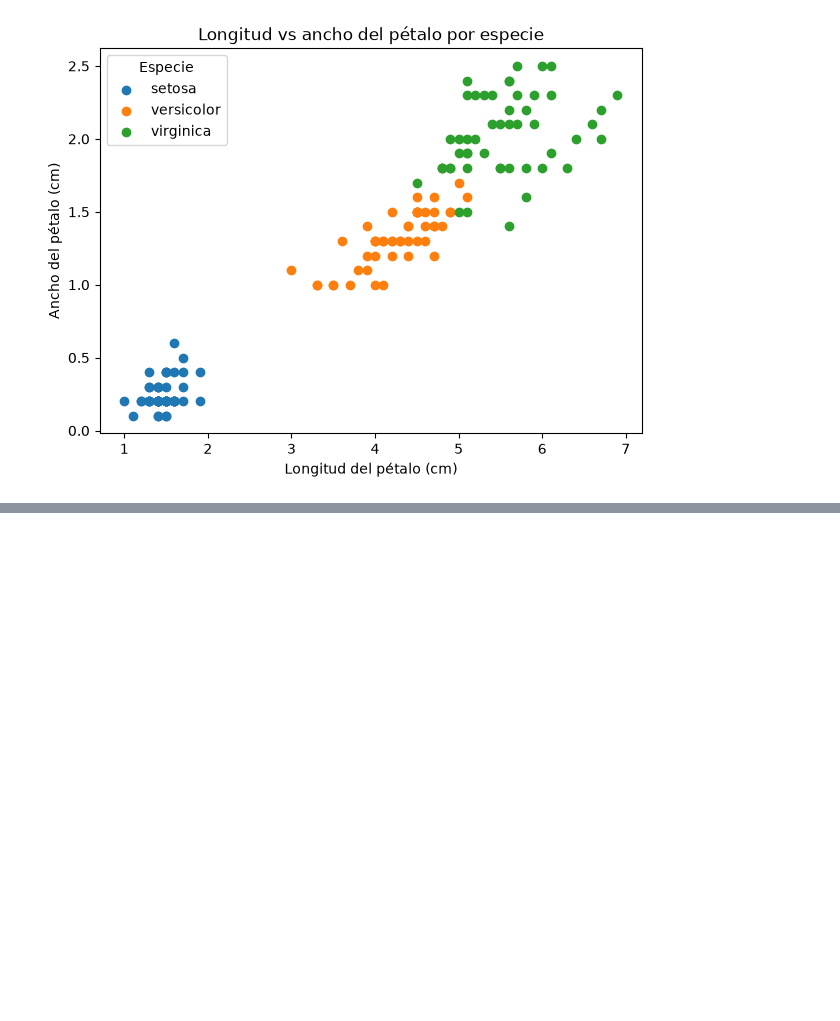
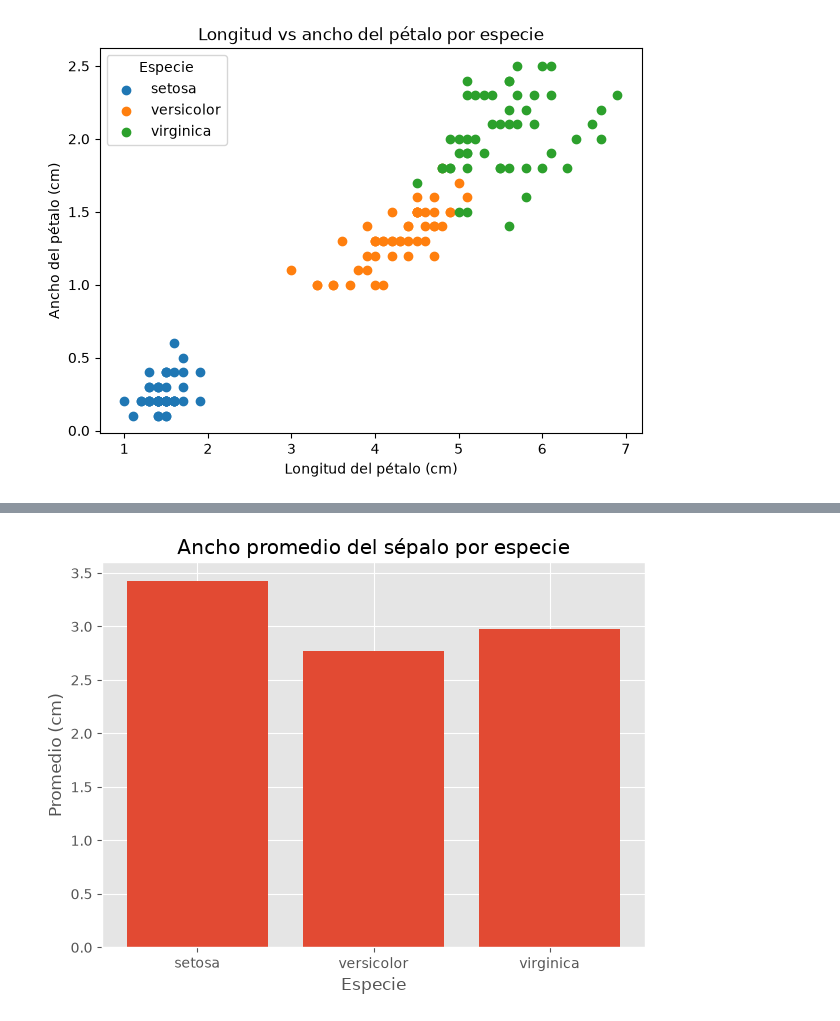
Before and after one commit to marcell-llerena/datascience-g8, a Jupyter notebook: notebooks/20260817_27_ejercicios_matplotlib.ipynb, the cells around one changed output, grey strips where cells are left out. Saved outputs shown, nothing was run; the diff lists cells and outputs as text; code cells hidden in the pictures; blank space fills up the shorter version.

```diff
--- a/notebooks/20260817_27_ejercicios_matplotlib.ipynb
+++ b/notebooks/20260817_27_ejercicios_matplotlib.ipynb
@@ -180,0 +191,19 @@ plt.show()
+# %%
+# 16. Estilos
+# Aplica temporalmente el estilo `ggplot` a un gráfico de barras con el promedio de `sepal_width_cm` por
+# especie. Al terminar, restaura el estilo `default` para no afectar gráficos posteriores.
+
+mean_sepal_width = df.groupby("species")["sepal_width_cm"].mean()
+# plt.style.available
+
+plt.style.use("ggplot")
+fix, ax = plt.subplots(figsize=(7, 5))
+ax.bar(mean_sepal_width.index, mean_sepal_width.values)
+ax.set_title("Ancho promedio del sépalo por especie")
+ax.set_xlabel("Especie")
+ax.set_ylabel("Promedio (cm)")
+plt.show()
+
+plt.style.use("default")
+# %% [output]
+[figure, added]
```
Also changed, not shown: parts of 7 cells of this notebook, 2 other files.
